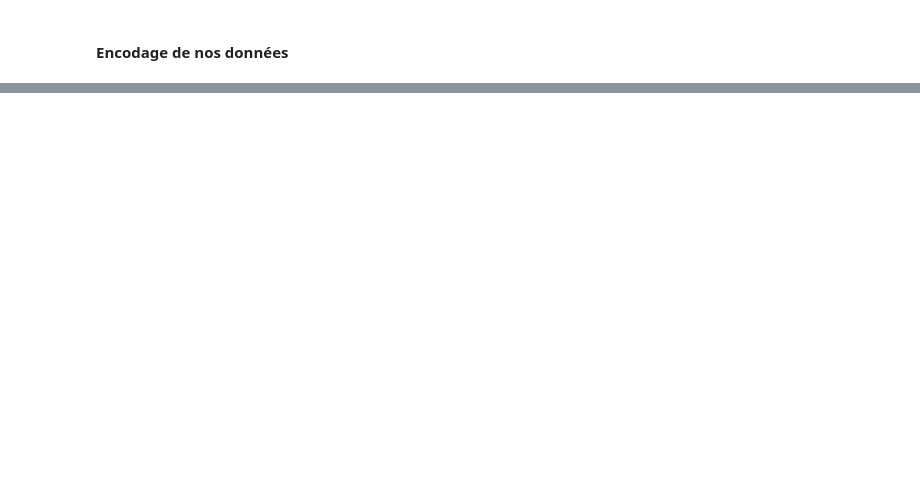
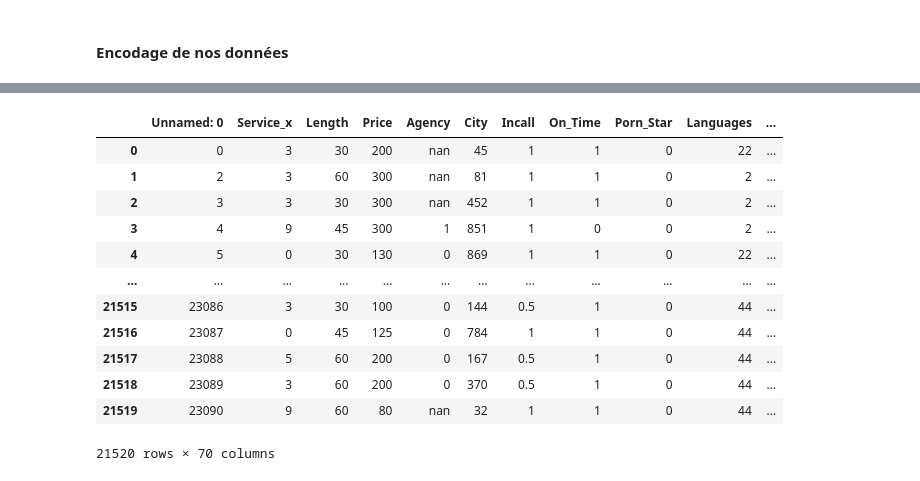
Before and after one commit to Emeline-Maire/Projet-DSSS, a Jupyter notebook: Nettoyage de la base de donnée.ipynb, the cells around one changed output, grey strips where cells are left out. Cells and saved outputs as stored; diff of their text form; code cells hidden in the pictures; blank space fills up the shorter version.

```diff
--- a/Nettoyage de la base de donnée.ipynb
+++ b/Nettoyage de la base de donnée.ipynb
@@ -840,0 +134,28 @@ On a donc trois datasets :
+# %%
+
+
+df['Transsexual_Functionality'] = df['Transsexual_Functionality'].astype(str)
+df['Transsexual_Functionality']=labelencoder.fit_transform(df['Transsexual_Functionality'])
+
+
+df['Transsexual_Versatility'] = df['Transsexual_Versatility'].astype(str)
+df['Transsexual_Versatility']=labelencoder.fit_transform(df['Transsexual_Versatility'])
+
+df['Transsexual_Cock_Size'] = df['Transsexual_Cock_Size'].astype(str)
+df['Transsexual_Cock_Size']=labelencoder.fit_transform(df['Transsexual_Cock_Size'])
+
+df['Transsexual_Circumcised'] = df['Transsexual_Circumcised'].astype(str)
+df['Transsexual_Circumcised']=labelencoder.fit_transform(df['Transsexual_Circumcised'])
+
+df['Transsexual_Ejaculates'] = df['Transsexual_Ejaculates'].astype(str)
+df['Transsexual_Ejaculates']=labelencoder.fit_transform(df['Transsexual_Ejaculates'])
+# %%
+
+df['States'] = labelencoder.fit_transform(df['States'])
+# %%
+df['Languages'] = df['Languages'].astype(str)
+df['Languages']=labelencoder.fit_transform(df['Languages'])
+# %%
+
+
+df['Other_City_Serviced']=labelencoder.fit_transform(df['Other_City_Serviced'])
@@ -840,0 +237,16 @@ On a donc trois datasets :
+# %%
+df
+# %% [output]
+|  | Unnamed: 0 | Service_x | Length | Price | Agency | City | Incall | On_Time | Porn_Star | Languages | ... |
+| 0 | 0 | 3 | 30 | 200 | nan | 45 | 1 | 1 | 0 | 22 | ... |
+| 1 | 2 | 3 | 60 | 300 | nan | 81 | 1 | 1 | 0 | 2 | ... |
+| 2 | 3 | 3 | 30 | 300 | nan | 452 | 1 | 1 | 0 | 2 | ... |
+| 3 | 4 | 9 | 45 | 300 | 1 | 851 | 1 | 0 | 0 | 2 | ... |
+| 4 | 5 | 0 | 30 | 130 | 0 | 869 | 1 | 1 | 0 | 22 | ... |
+| ... | ... | ... | ... | ... | ... | ... | ... | ... | ... | ... | ... |
+| 21515 | 23086 | 3 | 30 | 100 | 0 | 144 | 0.5 | 1 | 0 | 44 | ... |
+| 21516 | 23087 | 0 | 45 | 125 | 0 | 784 | 1 | 1 | 0 | 44 | ... |
+| 21517 | 23088 | 5 | 60 | 200 | 0 | 167 | 0.5 | 1 | 0 | 44 | ... |
+| 21518 | 23089 | 3 | 60 | 200 | 0 | 370 | 0.5 | 1 | 0 | 44 | ... |
+| 21519 | 23090 | 9 | 60 | 80 | nan | 32 | 1 | 1 | 0 | 44 | ... |
+21520 rows × 70 columns
```
Also changed, not shown: parts of 79 cells of this notebook.
